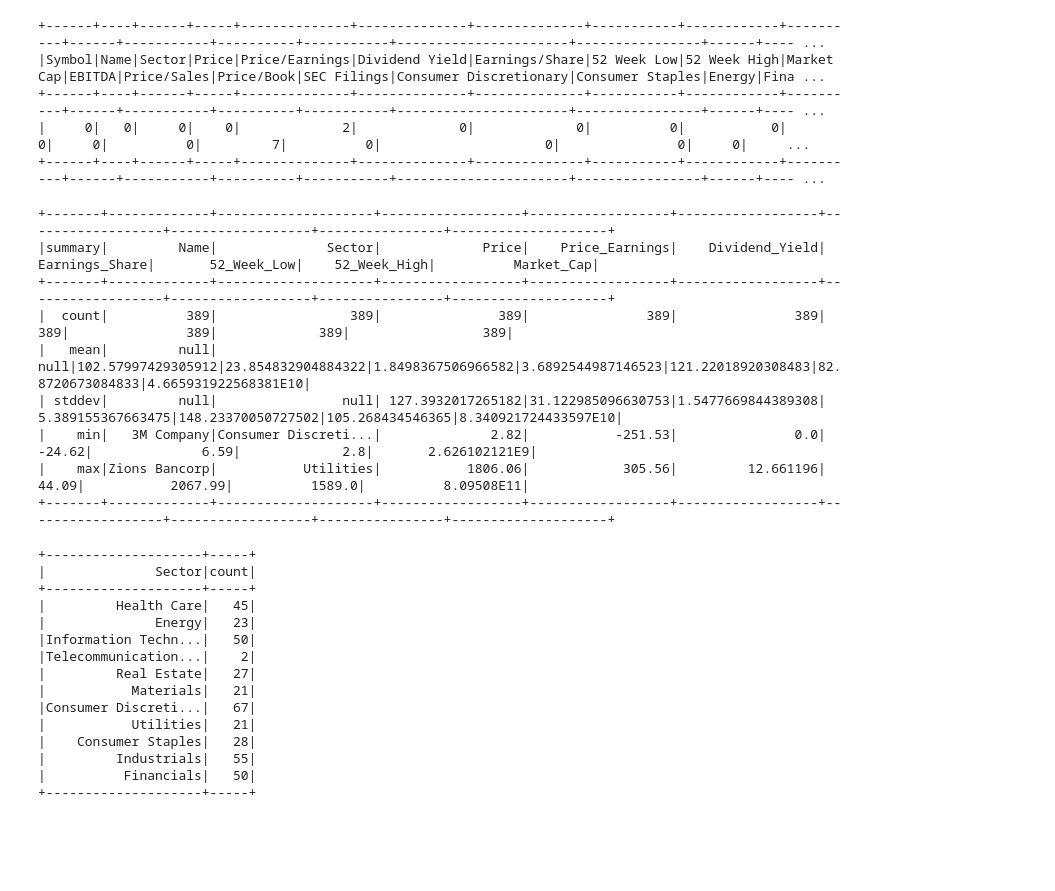
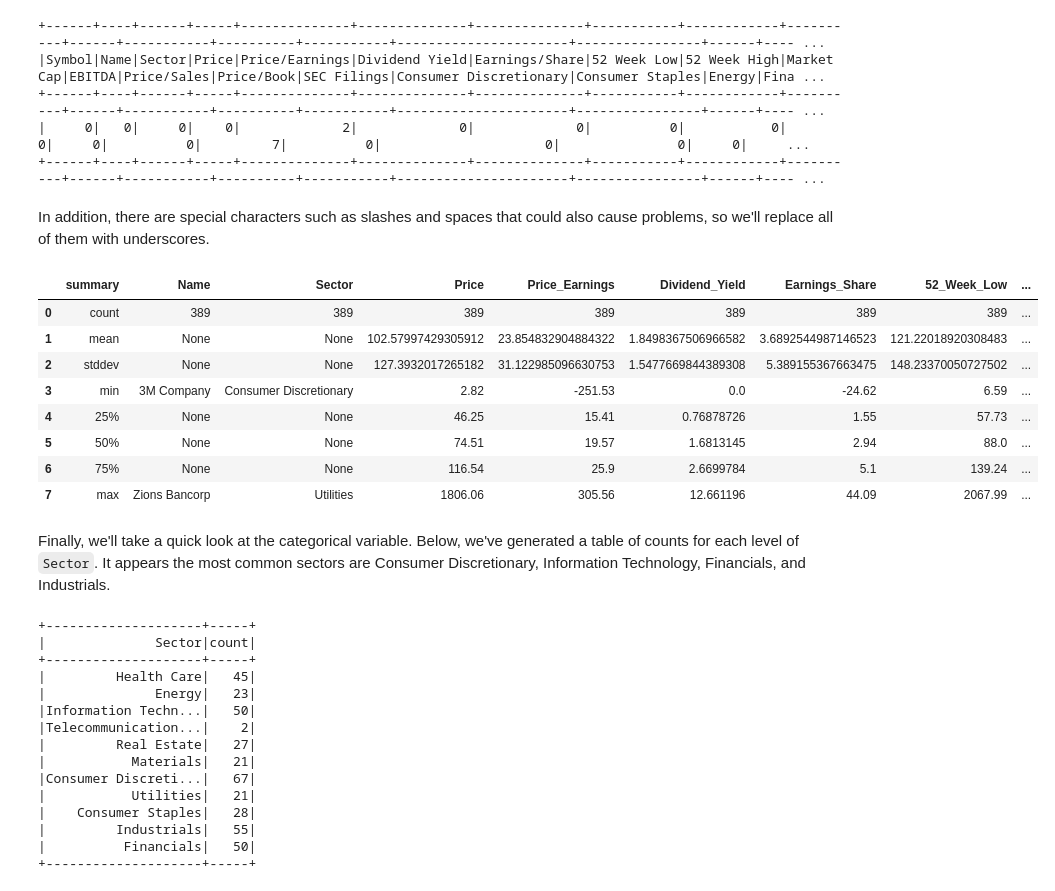
Before and after one commit to atbiggie/ST590FinalProject, a Jupyter notebook: FinalProjectGroup16M123.ipynb, the cells around one changed output. Saved outputs shown, nothing was run; the diff lists cells and outputs as text; code cells hidden in the pictures; blank space fills up the shorter version.

```diff
--- a/FinalProjectGroup16M123.ipynb
+++ b/FinalProjectGroup16M123.ipynb
@@ -176,3 +192,5 @@ train.select([count(when(isnan(c), c)).alias(c) for c in train.columns]).show()
+# %% [markdown]
+In addition, there are special characters such as slashes and spaces that could also cause problems, so we'll replace all of them with underscores.
 # %%
 #change the column name for train set and test set for easier EDA
 train = train.select([func.col(col).alias(col.replace('/', '_')) for col in train.columns])
@@ -187,16 +200,18 @@ test=test.na.drop()
 # %%
 #summary for numeric variables
-train.select(train.columns[1:10]).summary().show()
+train.select(train.columns[1:10]).summary().to_pandas_on_spark()
 # %% [output]
-+-------+-------------+--------------------+------------------+------------------+------------------+------------------+------------------+----------------+--------------------+
-|summary|         Name|              Sector|             Price|    Price_Earnings|    Dividend_Yield|    Earnings_Share|       52_Week_Low|    52_Week_High|          Market_Cap|
-+-------+-------------+--------------------+------------------+------------------+------------------+------------------+------------------+----------------+--------------------+
-|  count|          389|                 389|               389|               389|               389|               389|               389|             389|                 389|
-|   mean|         null|                null|102.57997429305912|23.854832904884322|1.8498367506966582|3.6892544987146523|121.22018920308483|82.8720673084833|4.665931922568381E10|
-| stddev|         null|                null| 127.3932017265182|31.122985096630753|1.5477669844389308| 5.389155367663475|148.23370050727502|105.268434546365|8.340921724433597E10|
-|    min|   3M Company|Consumer Discreti...|              2.82|           -251.53|               0.0|            -24.62|              6.59|             2.8|       2.626102121E9|
-|    max|Zions Bancorp|           Utilities|           1806.06|            305.56|         12.661196|             44.09|           2067.99|          1589.0|          8.09508E11|
-+-------+-------------+--------------------+------------------+------------------+------------------+------------------+------------------+----------------+--------------------+
+|  | summary | Name | Sector | Price | Price_Earnings | Dividend_Yield | Earnings_Share | 52_Week_Low | ... |
+| 0 | count | 389 | 389 | 389 | 389 | 389 | 389 | 389 | ... |
+| 1 | mean | None | None | 102.57997429305912 | 23.854832904884322 | 1.8498367506966582 | 3.6892544987146523 | 121.22018920308483 | ... |
+| 2 | stddev | None | None | 127.3932017265182 | 31.122985096630753 | 1.5477669844389308 | 5.389155367663475 | 148.23370050727502 | ... |
+| 3 | min | 3M Company | Consumer Discretionary | 2.82 | -251.53 | 0.0 | -24.62 | 6.59 | ... |
+| 4 | 25% | None | None | 46.25 | 15.41 | 0.76878726 | 1.55 | 57.73 | ... |
+| 5 | 50% | None | None | 74.51 | 19.57 | 1.6813145 | 2.94 | 88.0 | ... |
+| 6 | 75% | None | None | 116.54 | 25.9 | 2.6699784 | 5.1 | 139.24 | ... |
+| 7 | max | Zions Bancorp | Utilities | 1806.06 | 305.56 | 12.661196 | 44.09 | 2067.99 | ... |
+# %% [markdown]
+Finally, we'll take a quick look at the categorical variable. Below, we've generated a table of counts for each level of `Sector`. It appears the most common sectors are Consumer Discretionary, Information Technology, Financials, and Industrials.
 # %%
 #summary for categorical variables
 
```
Also changed, not shown: parts of 63 cells of this notebook.
